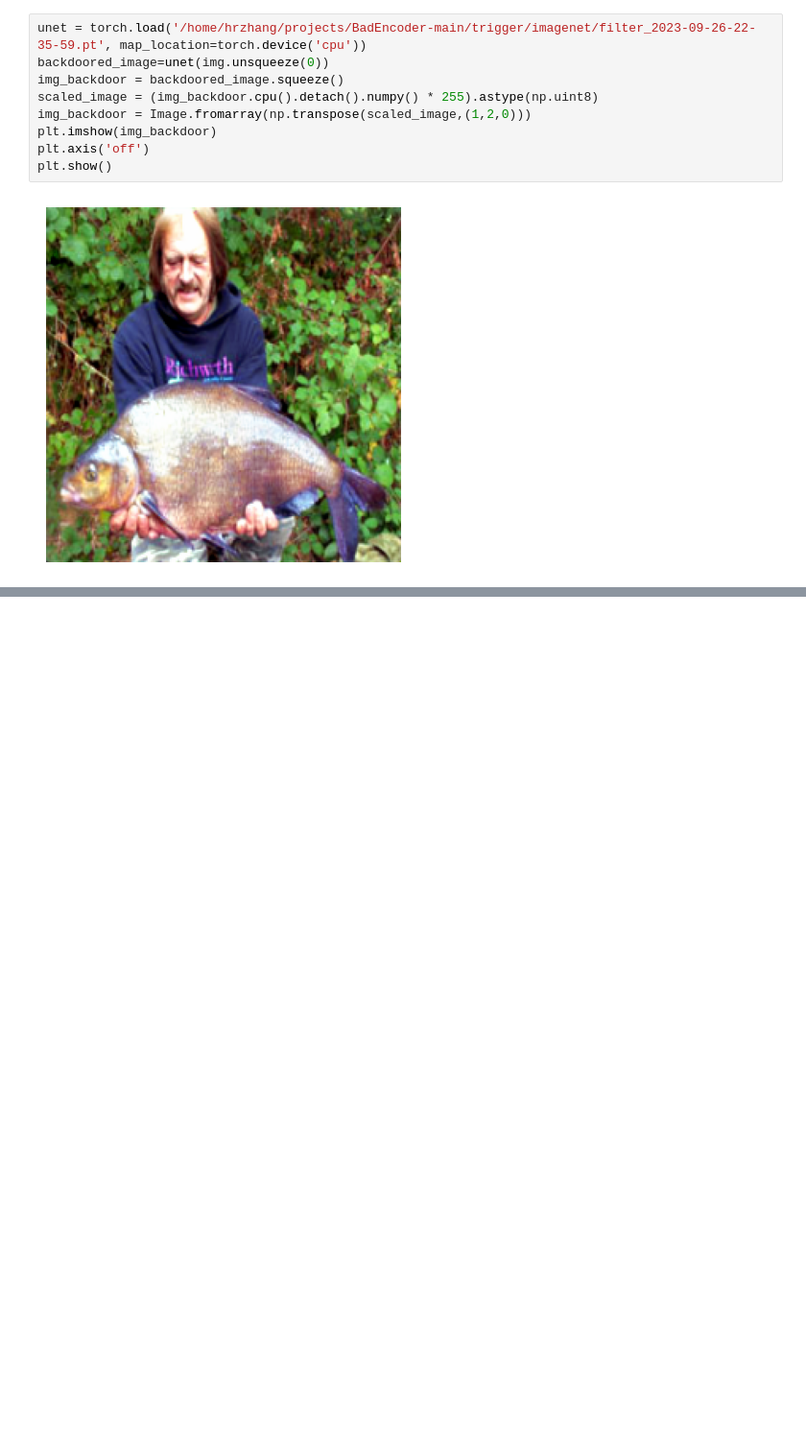
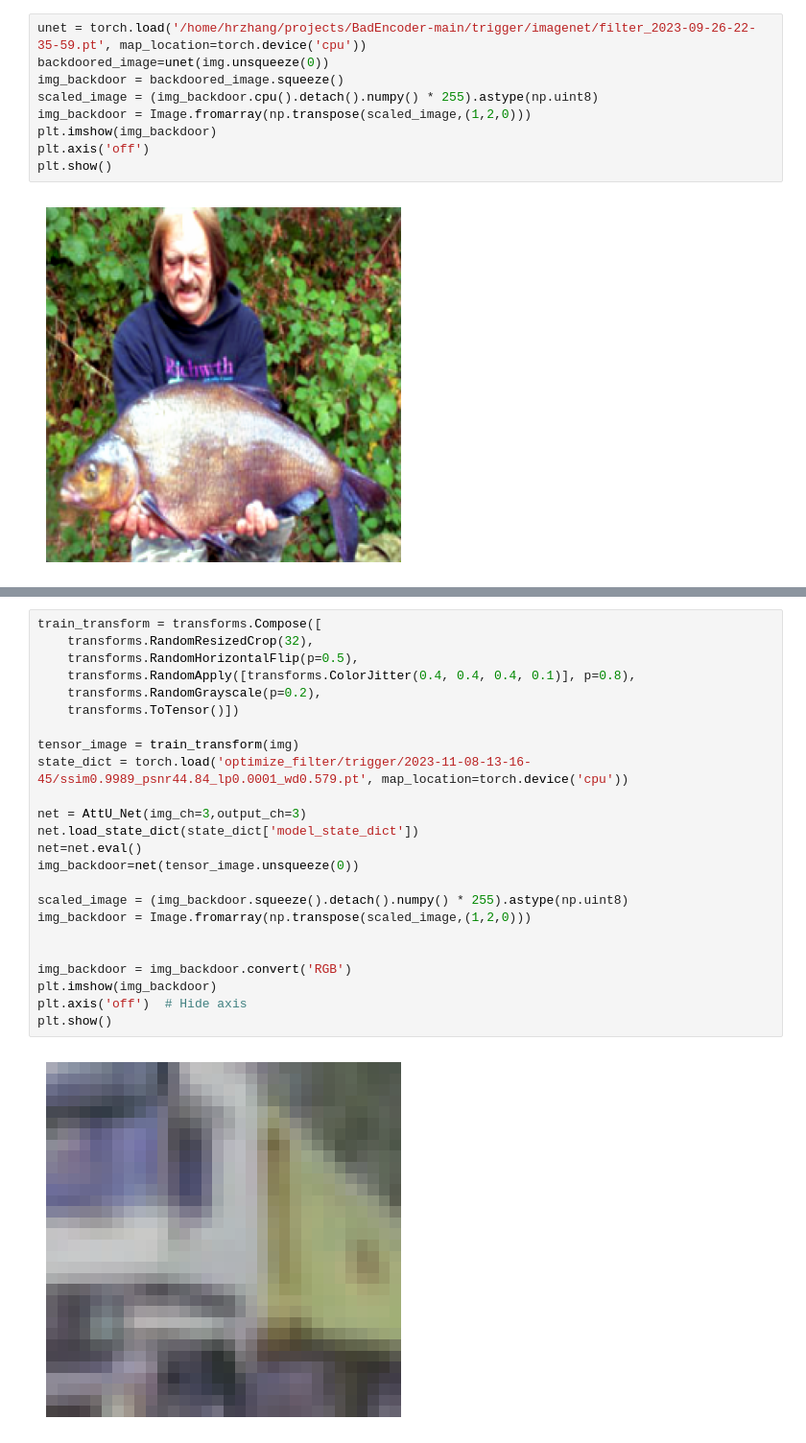
Before and after one commit to Zhang-Henry/badencoder_filter, a Jupyter notebook: example.ipynb, the cells around one changed output, grey strips where cells are left out. Shown at 96% size. Drawn from its saved outputs; the diff is of its cells as text; blank space fills up the shorter version.

```diff
--- a/example.ipynb
+++ b/example.ipynb
@@ -275,0 +299,26 @@ plt.show()
+# %%
+train_transform = transforms.Compose([
+    transforms.RandomResizedCrop(32),
+    transforms.RandomHorizontalFlip(p=0.5),
+    transforms.RandomApply([transforms.ColorJitter(0.4, 0.4, 0.4, 0.1)], p=0.8),
+    transforms.RandomGrayscale(p=0.2),
+    transforms.ToTensor()])
+
+tensor_image = train_transform(img)
+state_dict = torch.load('optimize_filter/trigger/2023-11-08-13-16-45/ssim0.9989_psnr44.84_lp0.0001_wd0.579.pt', map_location=torch.device('cpu'))
+
+net = AttU_Net(img_ch=3,output_ch=3)
+net.load_state_dict(state_dict['model_state_dict'])
+net=net.eval()
+img_backdoor=net(tensor_image.unsqueeze(0))
+
+scaled_image = (img_backdoor.squeeze().detach().numpy() * 255).astype(np.uint8)
+img_backdoor = Image.fromarray(np.transpose(scaled_image,(1,2,0)))
+
+
+img_backdoor = img_backdoor.convert('RGB')
+plt.imshow(img_backdoor)
+plt.axis('off')  # Hide axis
+plt.show()
+# %% [output]
+[figure, added]
```
Also changed, not shown: parts of 1 cell of this notebook, 18 other files.
